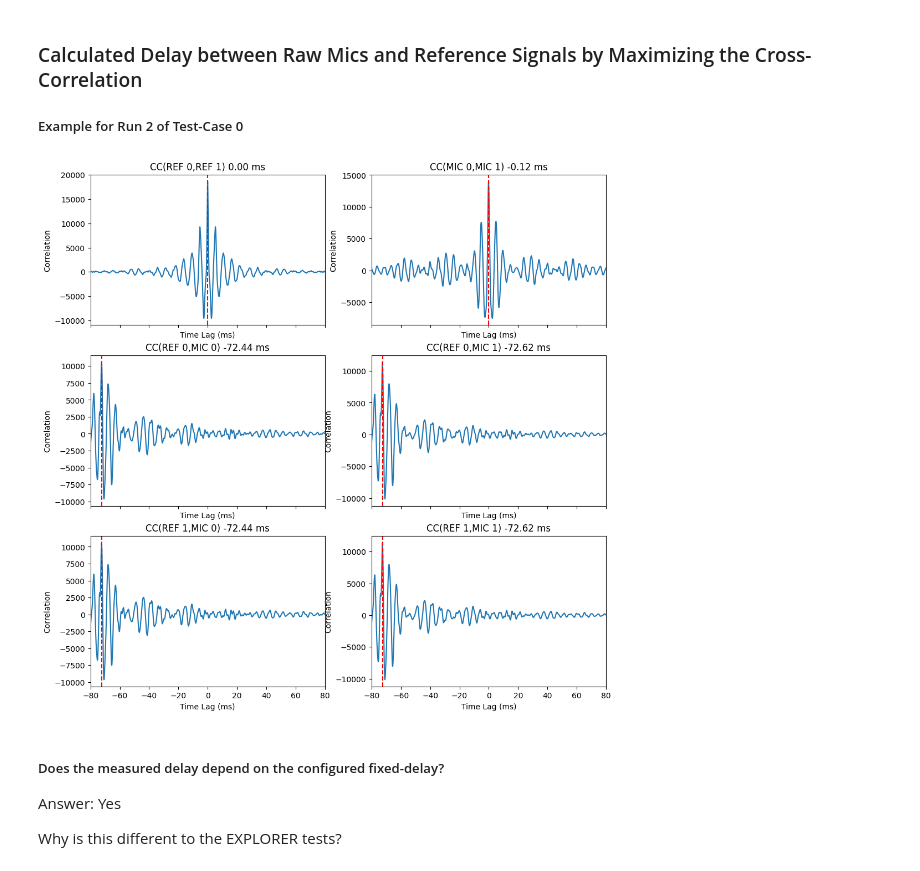
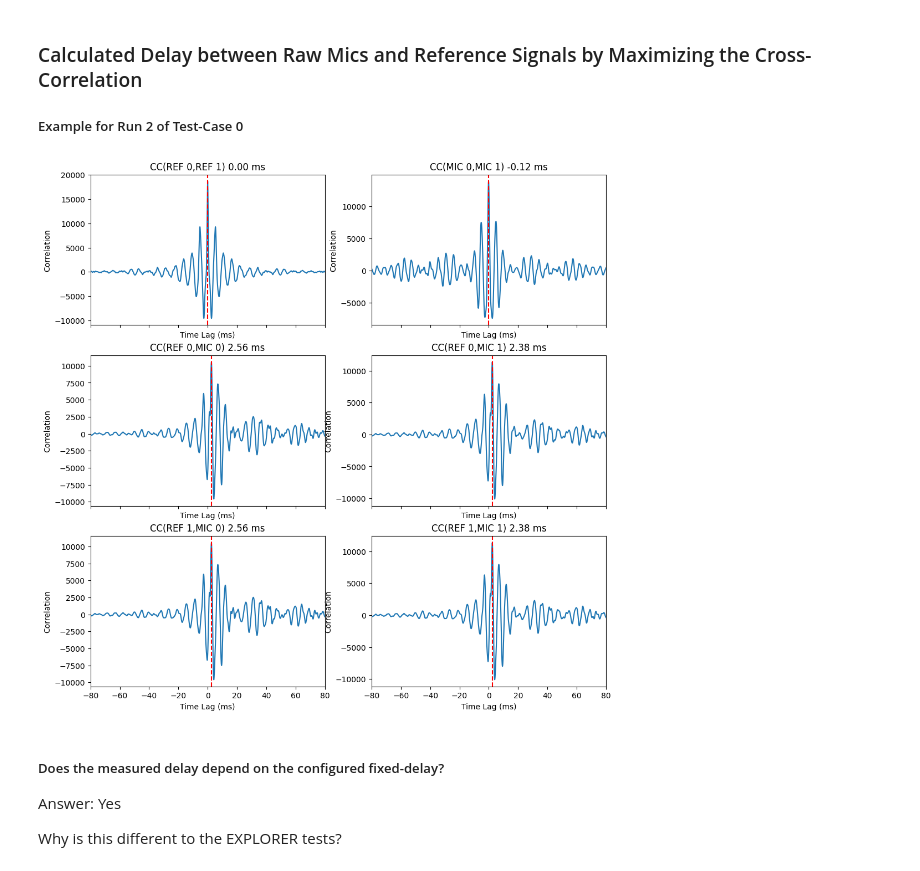
Before and after one commit to FutureProofHomes/Satellite1-XMOS, a Jupyter notebook: batch_runs/aec/AnalysisSatellite1FixedDelay.ipynb, the cells around one changed output. Cells and saved outputs as stored; diff of their text form; code cells hidden in the pictures.

```diff
--- a/batch_runs/aec/AnalysisSatellite1FixedDelay.ipynb
+++ b/batch_runs/aec/AnalysisSatellite1FixedDelay.ipynb
@@ -171,35 +169,35 @@ plt.ylim(0,2000)
 ### Calculated Delay between Raw Mics and Reference Signals by Maximizing the Cross-Correlation
 ##### Example for Run 2 of Test-Case 0
 # %%
-audio_data = channels[1,:,:].T
+audio_data = channels[15,:,:].T
 fs=16000
 channel_names = [
     "PROC 0",
     "RPOC 1",
     "REF 0",
     "REF 1",
     "MIC 0",
     "MIC 1"
 ]
 combinations = ((2,3),(4,5),(2,4),(2,5),(3,4),(3,5))
 fig, axes = plt.subplots(3, 2, figsize=(12, 12), sharex=True)
 axes = axes.flatten()
 for i, comb in enumerate(combinations):
     chirp_signal = audio_data[:,comb[0]] / np.max(audio_data[:,comb[0]])
     mic_signal = audio_data[:,comb[1]] / np.max(audio_data[:,comb[1]])
     # Estimate the delay
     estimated_delay_sec, correlation = estimate_time_delay(chirp_signal, mic_signal, fs)
     # Plot the cross-correlation
     lags = np.arange(-len(chirp_signal)+ 1, len(chirp_signal)) / fs
 
     axes[i].plot(lags * 1000, correlation)
     axes[i].axvline(x=estimated_delay_sec * 1000, color='r', linestyle='--', label=f"Estimated Delay: {estimated_delay_sec * 1000:.2f} ms")
     axes[i].set_title(f"CC({channel_names[comb[0]]},{channel_names[comb[1]]}) {estimated_delay_sec * 1000:.2f} ms")
     axes[i].set_xlabel("Time Lag (ms)")
     axes[i].set_ylabel("Correlation")
     axes[i].set_xlim((-80,80))
 # %% [output]
-[figure, old version]
+[figure, new version]
 # %% [markdown]
 ##### Does the measured delay depend on the configured fixed-delay?
 
```
Also changed, not shown: parts of 15 cells of this notebook.
